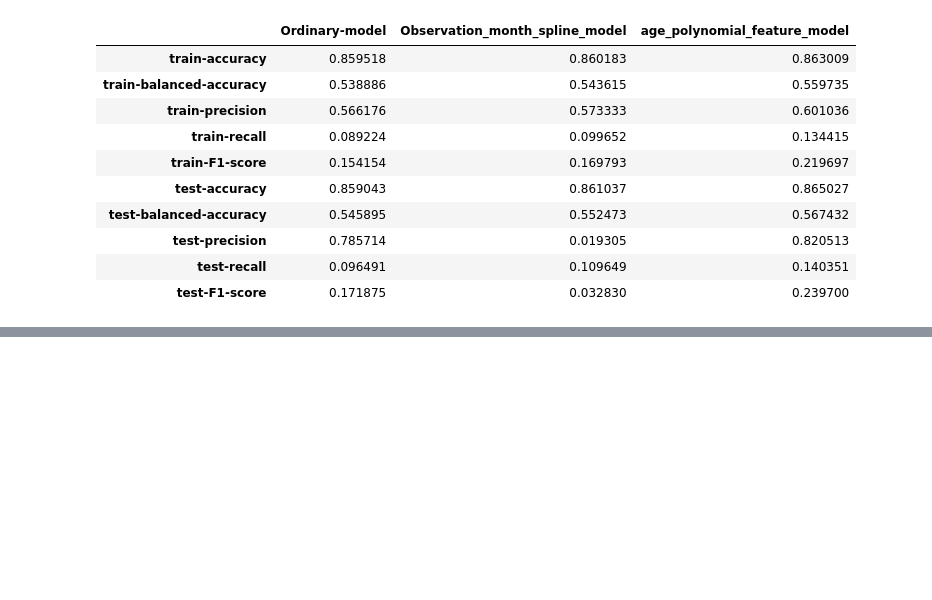
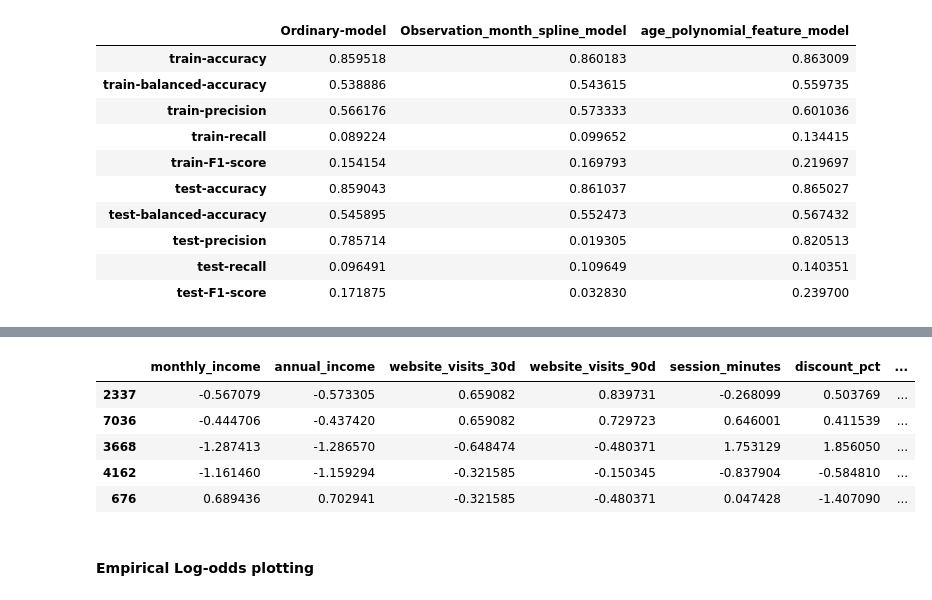
Before and after one commit to diyorarti/Learning_Data_Science, a Jupyter notebook: Statistics/3_Regression/Logistic_regression/practice2.ipynb, the cells around one changed output, grey strips where cells are left out. Saved outputs shown, nothing was run; the diff lists cells and outputs as text; code cells hidden in the pictures; blank space fills up the shorter version.

```diff
--- a/Statistics/3_Regression/Logistic_regression/practice2.ipynb
+++ b/Statistics/3_Regression/Logistic_regression/practice2.ipynb
@@ -1053,0 +1126,12 @@ models_restuls
+# %%
+left_features_df = pd.concat([X_train[left_continuous_features], y_train], axis=1)
+left_features_df.head()
+# %% [output]
+|  | monthly_income | annual_income | website_visits_30d | website_visits_90d | session_minutes | discount_pct | ... |
+| 2337 | -0.567079 | -0.573305 | 0.659082 | 0.839731 | -0.268099 | 0.503769 | ... |
+| 7036 | -0.444706 | -0.437420 | 0.659082 | 0.729723 | 0.646001 | 0.411539 | ... |
+| 3668 | -1.287413 | -1.286570 | -0.648474 | -0.480371 | 1.753129 | 1.856050 | ... |
+| 4162 | -1.161460 | -1.159294 | -0.321585 | -0.150345 | -0.837904 | -0.584810 | ... |
+| 676 | 0.689436 | 0.702941 | -0.321585 | -0.480371 | 0.047428 | -1.407090 | ... |
+# %% [markdown]
+#### Empirical Log-odds plotting
```
Also changed, not shown: parts of 10 cells of this notebook, 1 other file.
